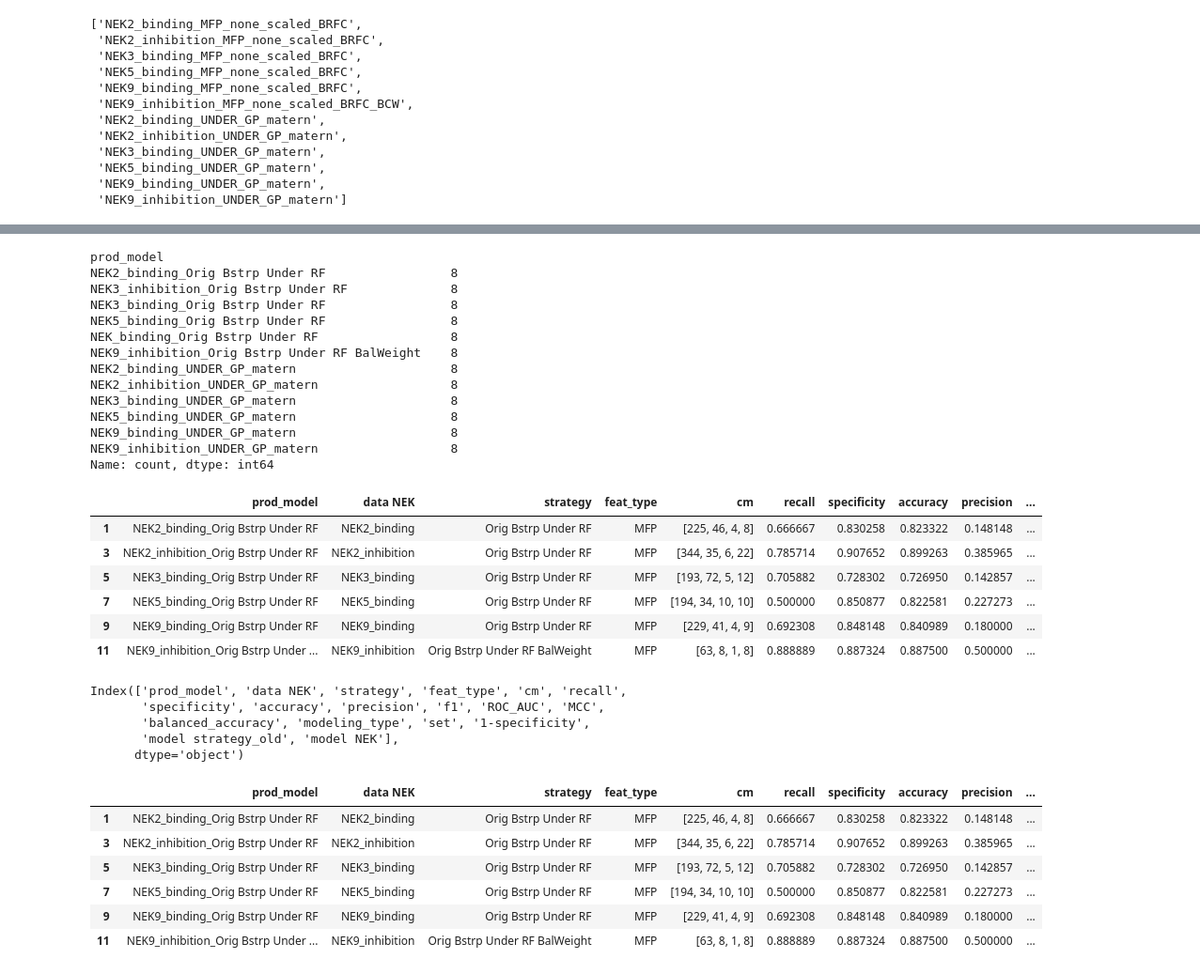
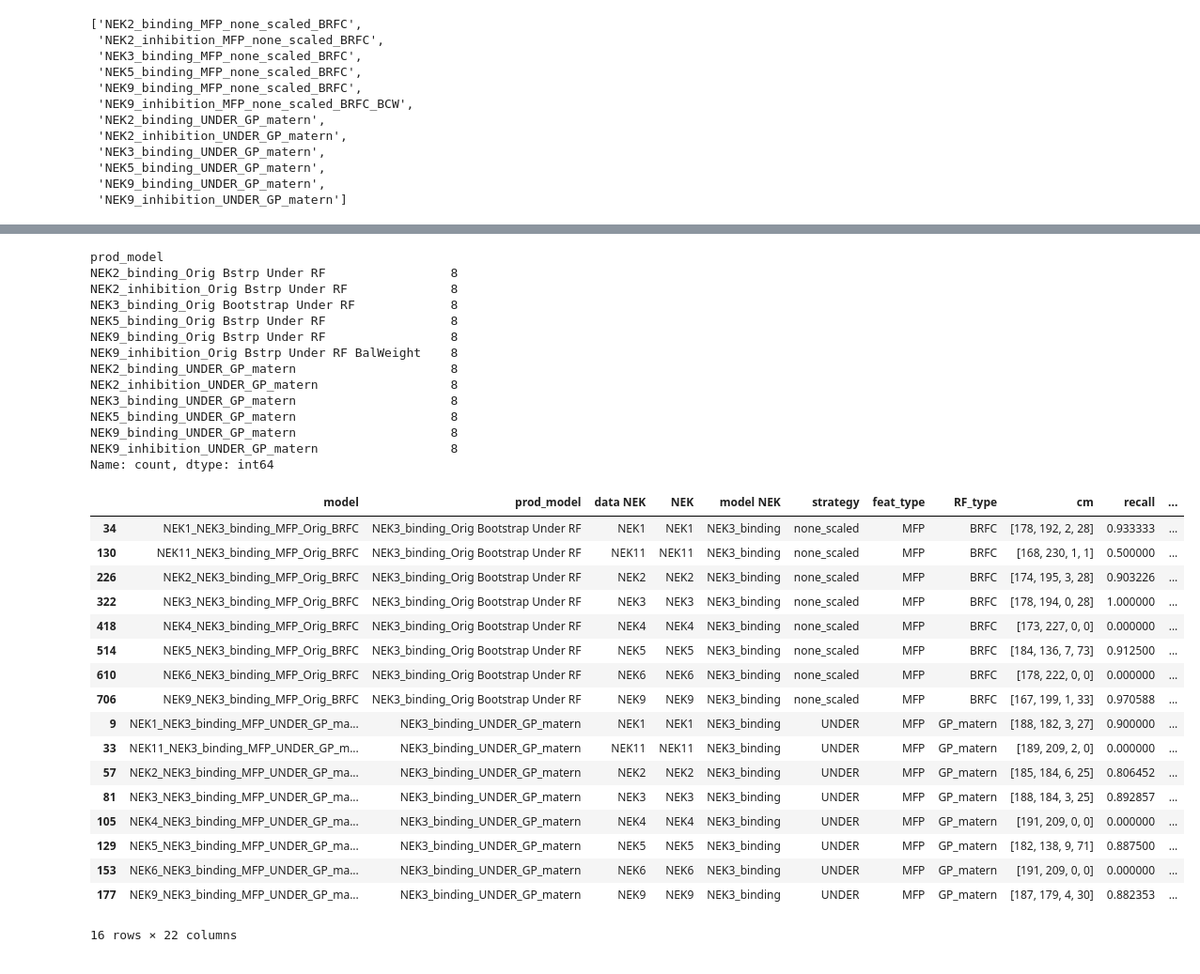
Before and after one commit to radhikasahai/ATOM_CODE, a Jupyter notebook: examples/compare_nanobret_cellular_holdout_prod.ipynb, the cells around one changed output, grey strips where cells are left out. Shown at 94% size. Cells and saved outputs as stored; diff of their text form; code cells hidden in the pictures.

```diff
--- a/examples/compare_nanobret_cellular_holdout_prod.ipynb
+++ b/examples/compare_nanobret_cellular_holdout_prod.ipynb
@@ -81,10 +85,11 @@ selected_results['prod_model'] = selected_results['prod_model'].replace({
     # 'NEK9_inhibition_Orig Bstrp Under RF BalWeight': 'NEK9 inhibition Orig Bootstrap Under RF BalWeight',
     'NEK2_binding_MFP_Orig_BRFC': 'NEK2_binding_Orig Bstrp Under RF',
     'NEK3_binding_MFP_Orig_BRFC': 'NEK3_binding_Orig Bstrp Under RF',
-    'NEK3_binding_Orig Bstrp Under RF': 'NEK3 binding Orig Bootstrap Under RF',
+    # 'NEK3_binding_Orig Bstrp Under RF': 'NEK3_binding Orig Bootstrap Under RF',
+    'NEK3_binding_Orig Bootstrap Under RF':'NEK3_binding_Orig Bstrp Under RF' ,
     'NEK5_binding_MFP_Orig_BRFC': 'NEK5_binding_Orig Bstrp Under RF',
-    'NEK9_binding_MFP_Orig_BRFC': 'NEK_binding_Orig Bstrp Under RF',
-    'NEK2_inhibition_MFP_Orig_BRFC': 'NEK3_inhibition_Orig Bstrp Under RF'})
+    'NEK_binding_Orig Bstrp Under RF': 'NEK9_binding_Orig Bstrp Under RF',
+    'NEK2_inhibition_MFP_Orig_BRFC': 'NEK2_inhibition_Orig Bstrp Under RF'})
 selected_results['model strategy_old'] = selected_results['model strategy']
 
 # selected_results['model strategy'] =selected_results['prod_model'].str.split('_').str[2:].str.join('_')
@@ -239,12 +233,12 @@ See the caveats in the documentation: https://pandas.pydata.org/pandas-docs/stab
 # %%
-selected_results['prod_model'].value_counts()
+selected_results['prod_model'].value_counts() # 6 rf, 6 gp, 8 for each = 96 results
 # %% [output]
 prod_model
 NEK2_binding_Orig Bstrp Under RF                 8
-NEK3_inhibition_Orig Bstrp Under RF              8
-NEK3_binding_Orig Bstrp Under RF                 8
+NEK2_inhibition_Orig Bstrp Under RF              8
+NEK3_binding_Orig Bootstrap Under RF             8
 NEK5_binding_Orig Bstrp Under RF                 8
-NEK_binding_Orig Bstrp Under RF                  8
+NEK9_binding_Orig Bstrp Under RF                 8
 NEK9_inhibition_Orig Bstrp Under RF BalWeight    8
 NEK2_binding_UNDER_GP_matern                     8
 NEK2_inhibition_UNDER_GP_matern                  8
@@ -253,34 +247,31 @@ NEK5_binding_UNDER_GP_matern                     8
 NEK9_binding_UNDER_GP_matern                     8
 NEK9_inhibition_UNDER_GP_matern                  8
 Name: count, dtype: int64
-# %%
-rf_prod_results
-# %% [output]
-|  | prod_model | data NEK | strategy | feat_type | cm | recall | specificity | accuracy | precision | ... |
-| 1 | NEK2_binding_Orig Bstrp Under RF | NEK2_binding | Orig Bstrp Under RF | MFP | [225, 46, 4, 8] | 0.666667 | 0.830258 | 0.823322 | 0.148148 | ... |
-| 3 | NEK2_inhibition_Orig Bstrp Under RF | NEK2_inhibition | Orig Bstrp Under RF | MFP | [344, 35, 6, 22] | 0.785714 | 0.907652 | 0.899263 | 0.385965 | ... |
-| 5 | NEK3_binding_Orig Bstrp Under RF | NEK3_binding | Orig Bstrp Under RF | MFP | [193, 72, 5, 12] | 0.705882 | 0.728302 | 0.726950 | 0.142857 | ... |
-| 7 | NEK5_binding_Orig Bstrp Under RF | NEK5_binding | Orig Bstrp Under RF | MFP | [194, 34, 10, 10] | 0.500000 | 0.850877 | 0.822581 | 0.227273 | ... |
-| 9 | NEK9_binding_Orig Bstrp Under RF | NEK9_binding | Orig Bstrp Under RF | MFP | [229, 41, 4, 9] | 0.692308 | 0.848148 | 0.840989 | 0.180000 | ... |
-| 11 | NEK9_inhibition_Orig Bstrp Under ... | NEK9_inhibition | Orig Bstrp Under RF BalWeight | MFP | [63, 8, 1, 8] | 0.888889 | 0.887324 | 0.887500 | 0.500000 | ... |
-# %%
-rf_prod_results.columns
-# %% [output]
-Index(['prod_model', 'data NEK', 'strategy', 'feat_type', 'cm', 'recall',
-       'specificity', 'accuracy', 'precision', 'f1', 'ROC_AUC', 'MCC',
-       'balanced_accuracy', 'modeling_type', 'set', '1-specificity',
-       'model strategy_old', 'model NEK'],
-      dtype='object')
 # %%
-rf_prod_results
+nek3 = selected_results[selected_results['model NEK']=='NEK3_binding']
+nek3
+nek3_prod =rf_prod_results[rf_prod_results['model NEK']=='NEK3_binding'] # NEK3_binding_Orig Bstrp Under RF
+nek3_prod # NEK3_binding_Orig Bstrp Under RF
+nek3 # NEK3_binding_Orig Bootstrap Under RF
 # %% [output]
-|  | prod_model | data NEK | strategy | feat_type | cm | recall | specificity | accuracy | precision | ... |
-| 1 | NEK2_binding_Orig Bstrp Under RF | NEK2_binding | Orig Bstrp Under RF | MFP | [225, 46, 4, 8] | 0.666667 | 0.830258 | 0.823322 | 0.148148 | ... |
-| 3 | NEK2_inhibition_Orig Bstrp Under RF | NEK2_inhibition | Orig Bstrp Under RF | MFP | [344, 35, 6, 22] | 0.785714 | 0.907652 | 0.899263 | 0.385965 | ... |
-| 5 | NEK3_binding_Orig Bstrp Under RF | NEK3_binding | Orig Bstrp Under RF | MFP | [193, 72, 5, 12] | 0.705882 | 0.728302 | 0.726950 | 0.142857 | ... |
-| 7 | NEK5_binding_Orig Bstrp Under RF | NEK5_binding | Orig Bstrp Under RF | MFP | [194, 34, 10, 10] | 0.500000 | 0.850877 | 0.822581 | 0.227273 | ... |
-| 9 | NEK9_binding_Orig Bstrp Under RF | NEK9_binding | Orig Bstrp Under RF | MFP | [229, 41, 4, 9] | 0.692308 | 0.848148 | 0.840989 | 0.180000 | ... |
-| 11 | NEK9_inhibition_Orig Bstrp Under ... | NEK9_inhibition | Orig Bstrp Under RF BalWeight | MFP | [63, 8, 1, 8] | 0.888889 | 0.887324 | 0.887500 | 0.500000 | ... |
+|  | model | prod_model | data NEK | NEK | model NEK | strategy | feat_type | RF_type | cm | recall | ... |
+| 34 | NEK1_NEK3_binding_MFP_Orig_BRFC | NEK3_binding_Orig Bootstrap Under RF | NEK1 | NEK1 | NEK3_binding | none_scaled | MFP | BRFC | [178, 192, 2, 28] | 0.933333 | ... |
+| 130 | NEK11_NEK3_binding_MFP_Orig_BRFC | NEK3_binding_Orig Bootstrap Under RF | NEK11 | NEK11 | NEK3_binding | none_scaled | MFP | BRFC | [168, 230, 1, 1] | 0.500000 | ... |
+| 226 | NEK2_NEK3_binding_MFP_Orig_BRFC | NEK3_binding_Orig Bootstrap Under RF | NEK2 | NEK2 | NEK3_binding | none_scaled | MFP | BRFC | [174, 195, 3, 28] | 0.903226 | ... |
+| 322 | NEK3_NEK3_binding_MFP_Orig_BRFC | NEK3_binding_Orig Bootstrap Under RF | NEK3 | NEK3 | NEK3_binding | none_scaled | MFP | BRFC | [178, 194, 0, 28] | 1.000000 | ... |
+| 418 | NEK4_NEK3_binding_MFP_Orig_BRFC | NEK3_binding_Orig Bootstrap Under RF | NEK4 | NEK4 | NEK3_binding | none_scaled | MFP | BRFC | [173, 227, 0, 0] | 0.000000 | ... |
+| 514 | NEK5_NEK3_binding_MFP_Orig_BRFC | NEK3_binding_Orig Bootstrap Under RF | NEK5 | NEK5 | NEK3_binding | none_scaled | MFP | BRFC | [184, 136, 7, 73] | 0.912500 | ... |
+| 610 | NEK6_NEK3_binding_MFP_Orig_BRFC | NEK3_binding_Orig Bootstrap Under RF | NEK6 | NEK6 | NEK3_binding | none_scaled | MFP | BRFC | [178, 222, 0, 0] | 0.000000 | ... |
+| 706 | NEK9_NEK3_binding_MFP_Orig_BRFC | NEK3_binding_Orig Bootstrap Under RF | NEK9 | NEK9 | NEK3_binding | none_scaled | MFP | BRFC | [167, 199, 1, 33] | 0.970588 | ... |
+| 9 | NEK1_NEK3_binding_MFP_UNDER_GP_ma... | NEK3_binding_UNDER_GP_matern | NEK1 | NEK1 | NEK3_binding | UNDER | MFP | GP_matern | [188, 182, 3, 27] | 0.900000 | ... |
+| 33 | NEK11_NEK3_binding_MFP_UNDER_GP_m... | NEK3_binding_UNDER_GP_matern | NEK11 | NEK11 | NEK3_binding | UNDER | MFP | GP_matern | [189, 209, 2, 0] | 0.000000 | ... |
+| 57 | NEK2_NEK3_binding_MFP_UNDER_GP_ma... | NEK3_binding_UNDER_GP_matern | NEK2 | NEK2 | NEK3_binding | UNDER | MFP | GP_matern | [185, 184, 6, 25] | 0.806452 | ... |
+| 81 | NEK3_NEK3_binding_MFP_UNDER_GP_ma... | NEK3_binding_UNDER_GP_matern | NEK3 | NEK3 | NEK3_binding | UNDER | MFP | GP_matern | [188, 184, 3, 25] | 0.892857 | ... |
+| 105 | NEK4_NEK3_binding_MFP_UNDER_GP_ma... | NEK3_binding_UNDER_GP_matern | NEK4 | NEK4 | NEK3_binding | UNDER | MFP | GP_matern | [191, 209, 0, 0] | 0.000000 | ... |
+| 129 | NEK5_NEK3_binding_MFP_UNDER_GP_ma... | NEK3_binding_UNDER_GP_matern | NEK5 | NEK5 | NEK3_binding | UNDER | MFP | GP_matern | [182, 138, 9, 71] | 0.887500 | ... |
+| 153 | NEK6_NEK3_binding_MFP_UNDER_GP_ma... | NEK3_binding_UNDER_GP_matern | NEK6 | NEK6 | NEK3_binding | UNDER | MFP | GP_matern | [191, 209, 0, 0] | 0.000000 | ... |
+| 177 | NEK9_NEK3_binding_MFP_UNDER_GP_ma... | NEK3_binding_UNDER_GP_matern | NEK9 | NEK9 | NEK3_binding | UNDER | MFP | GP_matern | [187, 179, 4, 30] | 0.882353 | ... |
+16 rows × 22 columns
 # %%
 simple_cols =['prod_model', 'data NEK', 'strategy', 'recall', '1-specificity']
 for nek in rf_prod_results['model NEK'].unique():
```
Also changed, not shown: parts of 10 cells of this notebook.
